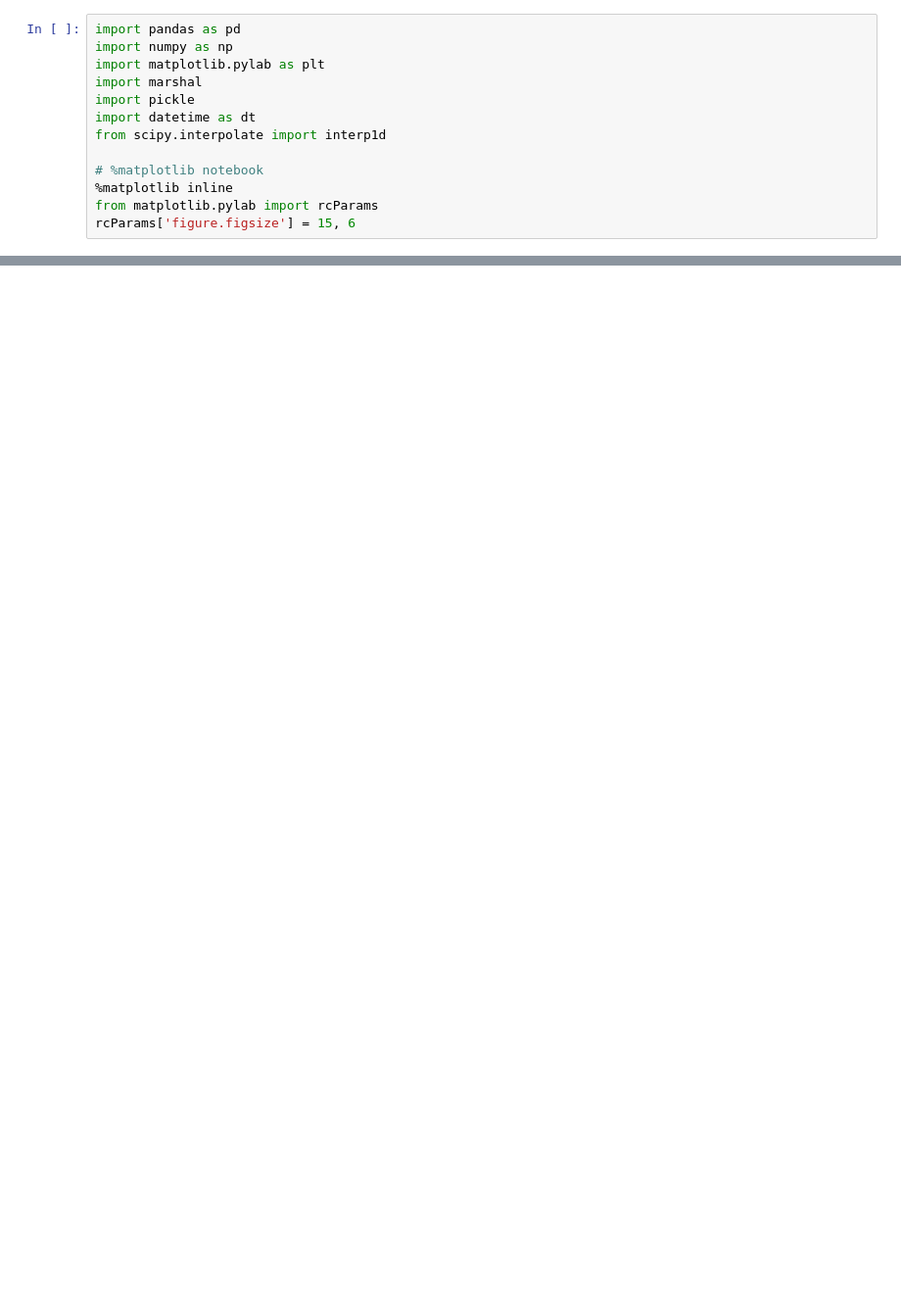
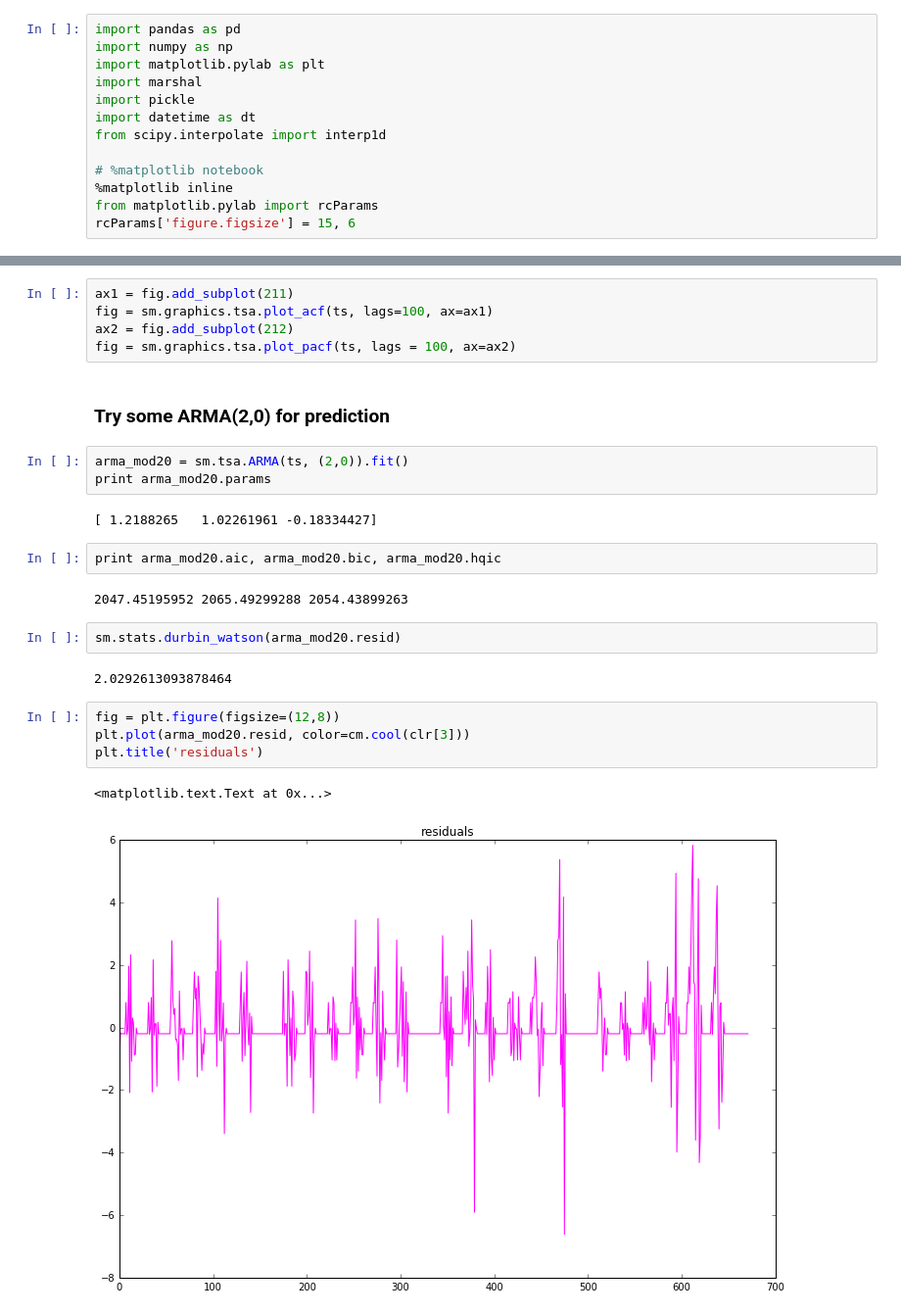
Before and after one commit to jake-g/parking-app, a Jupyter notebook: experiments/jake_scripts/timeseries_analysis.ipynb, the cells around one changed output, grey strips where cells are left out. Shown at 98% size. Cells and saved outputs as stored; diff of their text form; blank space fills up the shorter version.

```diff
--- a/experiments/jake_scripts/timeseries_analysis.ipynb
+++ b/experiments/jake_scripts/timeseries_analysis.ipynb
@@ -65,0 +93,27 @@ Paystation 8005 popularity = 20483
+# %%
+ax1 = fig.add_subplot(211)
+fig = sm.graphics.tsa.plot_acf(ts, lags=100, ax=ax1)
+ax2 = fig.add_subplot(212)
+fig = sm.graphics.tsa.plot_pacf(ts, lags = 100, ax=ax2)
+# %% [markdown]
+### Try some ARMA(2,0) for prediction
+# %%
+arma_mod20 = sm.tsa.ARMA(ts, (2,0)).fit()
+print arma_mod20.params
+# %% [output]
+[ 1.2188265   1.02261961 -0.18334427]
+# %%
+print arma_mod20.aic, arma_mod20.bic, arma_mod20.hqic
+# %% [output]
+2047.45195952 2065.49299288 2054.43899263
+# %%
+sm.stats.durbin_watson(arma_mod20.resid)
+# %% [output]
+2.0292613093878464
+# %%
+fig = plt.figure(figsize=(12,8))
+plt.plot(arma_mod20.resid, color=cm.cool(clr[3]))
+plt.title('residuals')
+# %% [output]
+<matplotlib.text.Text at 0x...>
+[figure, added]
```
Also changed, not shown: parts of 17 cells of this notebook, 2 other files.
